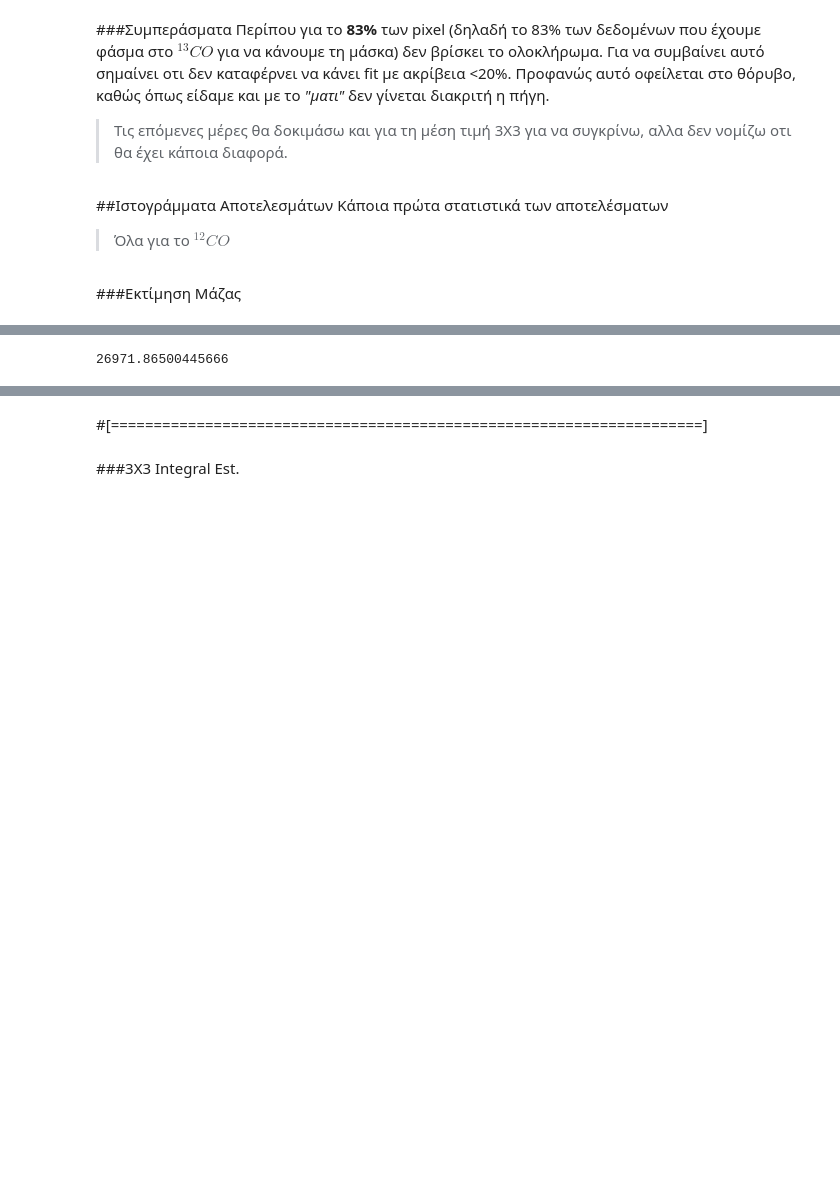
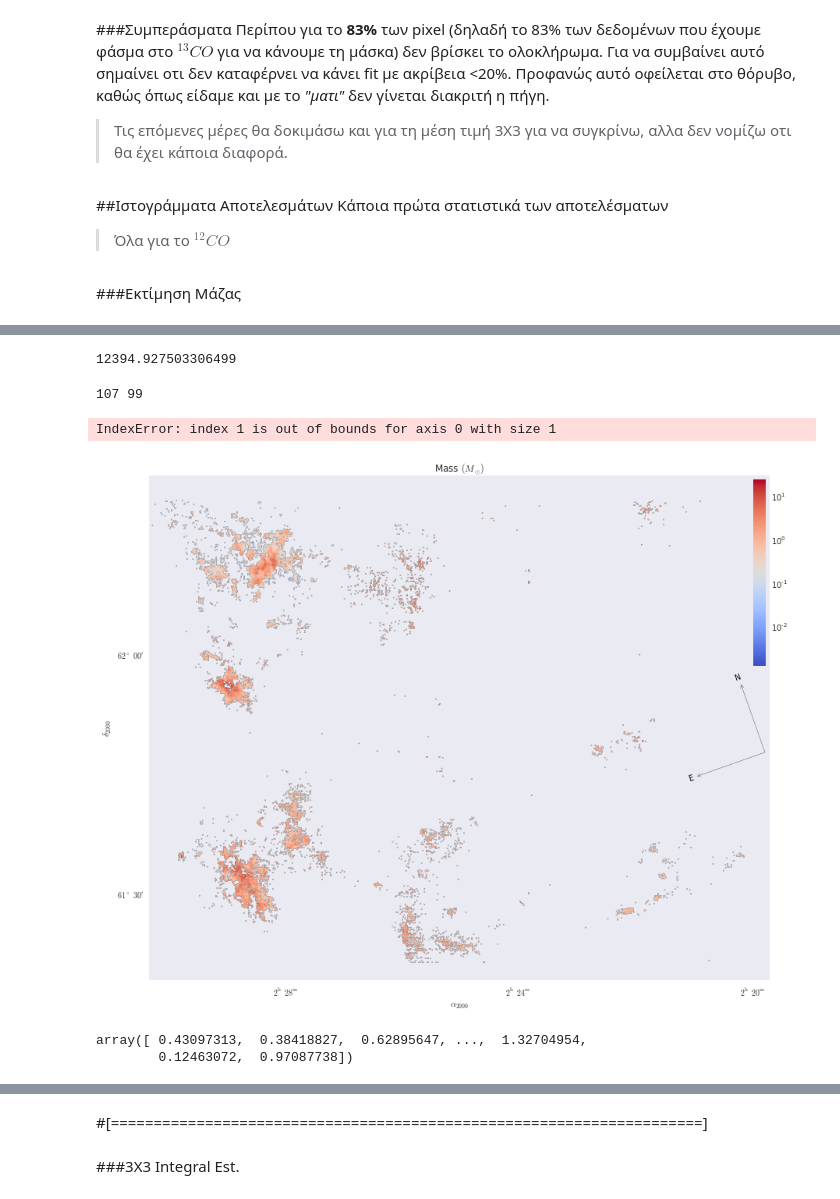
Before and after one commit to Mixpap/Ptyxiaki, a Jupyter notebook: Optical Depth.ipynb, the cells around one changed output, grey strips where cells are left out. Drawn from its saved outputs; the diff is of its cells as text; code cells hidden in the pictures; blank space fills up the shorter version.

```diff
--- a/Optical Depth.ipynb
+++ b/Optical Depth.ipynb
@@ -558,7 +509,7 @@ def MassEst(od,TR,Tex,d,res,j,i,X,fco):
     term3=2.765*1e-9*(i*(i+1))                 ## h*vio/k
     term4=4.798*1e-11                          ## h/k
     Nco=(term1/(fco*j))*term2*np.exp(term3/Tex)*(1-np.exp(-term4*fco/Tex))*((1/(np.exp(term4*fco/Tex)-1))-(1/(np.exp(term4*fco/functions.Tbg)-1)))**(-1)*ODcor*1e3*TR  ##should be in cm^-2
-    MGas=1.13*(1E-4)*(1E-6)*2.8*functions.mH2*dist*dist*sq_pxsz*X*Nco/functions.Msol
+    MGas=(1E-4)*(1E-6)*2.8*functions.mH2*dist*dist*sq_pxsz*X*Nco/functions.Msol
     return MGas
 # %%
 MGas=1.13*(1E-4)*(1E-6)*2.8*functions.mH2*dist*dist*sq_pxsz*X*Nco/functions.Msol
@@ -567,6 +520,17 @@ MG=MassEst(tau12_f,Integral12_fix,Tx12,d=2.,res=7.7,j=3,i=2,X=functions.ab12CO_H
 # %%
 MG.sum()
 # %% [output]
-26971.86500445666
+12394.927503306499
+# %%
+n=MG.max()
+d=1
+a=np.where(np.logical_and(MG>n-d,MG<n+d))
+for i in range(5):
+    print a[0][i],a[1][i]
+# %% [output]
+107 99
+IndexError: index 1 is out of bounds for axis 0 with size 1
 # %%
-functions.plot_maps(maps=[MG],titles=['Mass $(M_{\odot})$'],fn='f',coords=w18,norm='loog')
+functions.plot_maps(maps=[MG],titles=['Mass $(M_{\odot})$'],fn='mass.png',coords=w18,norm='log')
+# %% [output]
+[figure, added]
@@ -574,0 +539,5 @@ plt.hist(MG,normed=True);
+# %%
+a[np.logical_not(a.mask)].data
+# %% [output]
+array([ 0.43097313,  0.38418827,  0.62895647, ...,  1.32704954,
+        0.12463072,  0.97087738])
```
Also changed, not shown: parts of 18 cells of this notebook, 4 other files.
